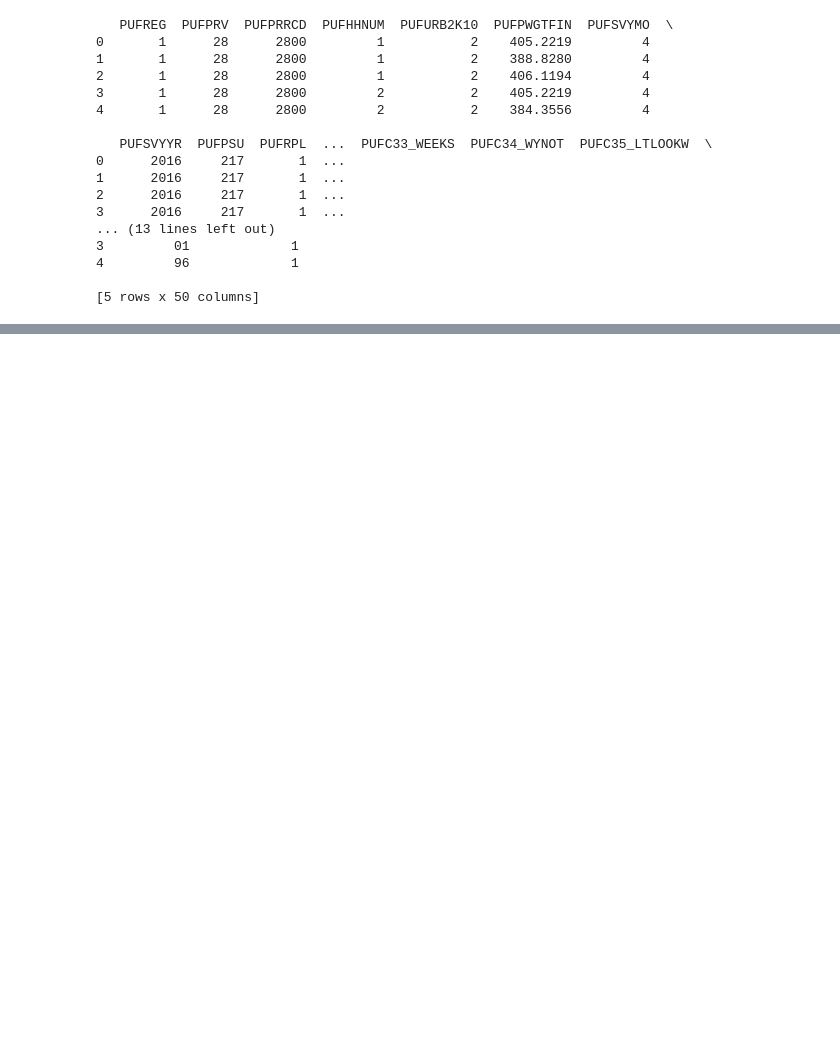
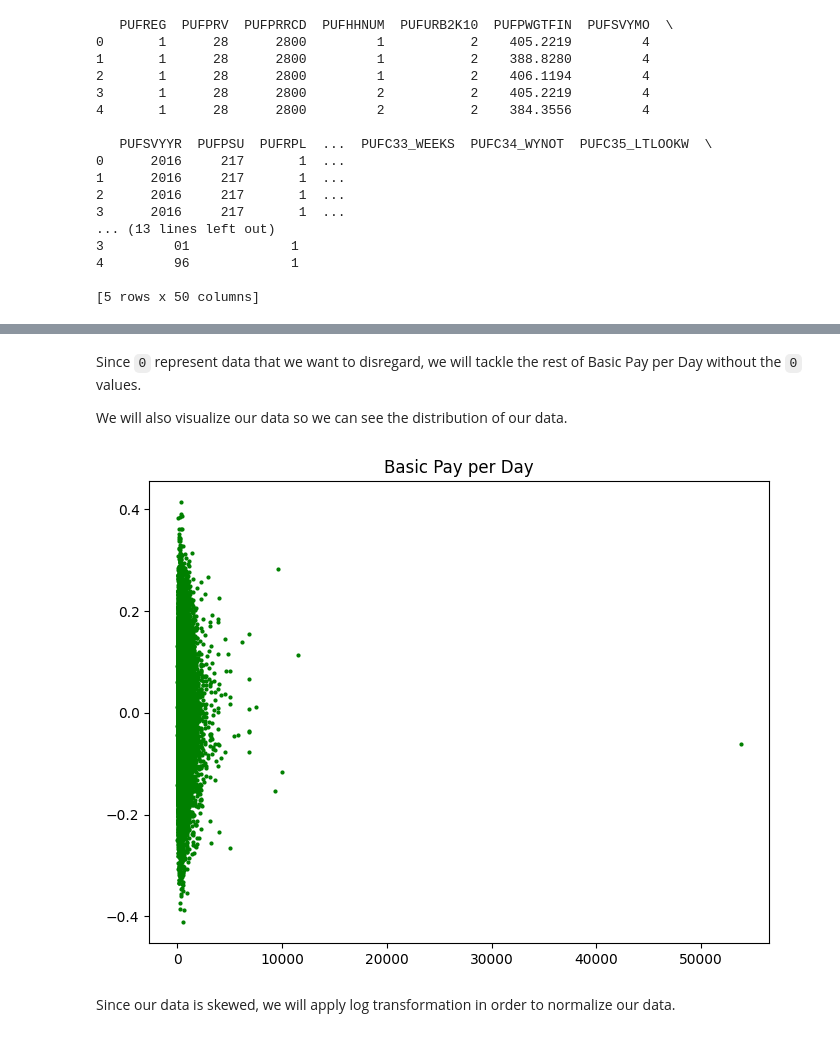
Before and after one commit to clavzno/STINTSY, a Jupyter notebook: LaborForceSurveyAnalysis_Group5.ipynb, the cells around one changed output, grey strips where cells are left out. Drawn from its saved outputs; the diff is of its cells as text; code cells hidden in the pictures; blank space fills up the shorter version.

```diff
--- a/LaborForceSurveyAnalysis_Group5.ipynb
+++ b/LaborForceSurveyAnalysis_Group5.ipynb
@@ -100,0 +728,3 @@ print(df.head())
+# %%
+jobs_df['PUFREG'] = jobs_df['PUFREG'].map(PUFREG_mapping)
+jobs_df['PUFREG'].value_counts()
@@ -100,0 +765,3 @@ print(df.head())
+# %%
+jobs_df['PUFREG'] = jobs_df['PUFREG'].astype('category')
+jobs_df['PUFREG'].info()
@@ -100,0 +808,5 @@ print(df.head())
+# %%
+# Turning the white space value into NaN
+jobs_df['PUFC25_PBASIC'] = jobs_df['PUFC25_PBASIC'].replace(r'^\s*$', np.nan, regex=True)
+
+jobs_df['PUFC25_PBASIC'].isnull().sum()
@@ -100,0 +819,8 @@ print(df.head())
+# %%
+# Setting the null value to 0
+jobs_df['PUFC25_PBASIC'].fillna(0, inplace=True)
+
+# Setting the dtype to int
+jobs_df['PUFC25_PBASIC'] = jobs_df['PUFC25_PBASIC'].astype(int)
+
+jobs_df['PUFC25_PBASIC'].unique()
@@ -100,0 +835,16 @@ print(df.head())
+# %% [markdown]
+Since `0` represent data that we want to disregard, we will tackle the rest of Basic Pay per Day without the `0` values.
+
+We will also visualize our data so we can see the distribution of our data.
+# %%
+jobs_df = jobs_df[jobs_df['PUFC25_PBASIC'] != 0]
+
+plt.figure(figsize=(8, 6))
+jitter = np.random.normal(0, 0.1, size=len(jobs_df['PUFC25_PBASIC']))
+plt.plot(jobs_df['PUFC25_PBASIC'], jitter, 'go', markersize=2)
+plt.title('Basic Pay per Day')
+plt.show()
+# %% [output]
+[figure, added]
+# %% [markdown]
+Since our data is skewed, we will apply log transformation in order to normalize our data.
```
Also changed, not shown: parts of 93 cells of this notebook.
